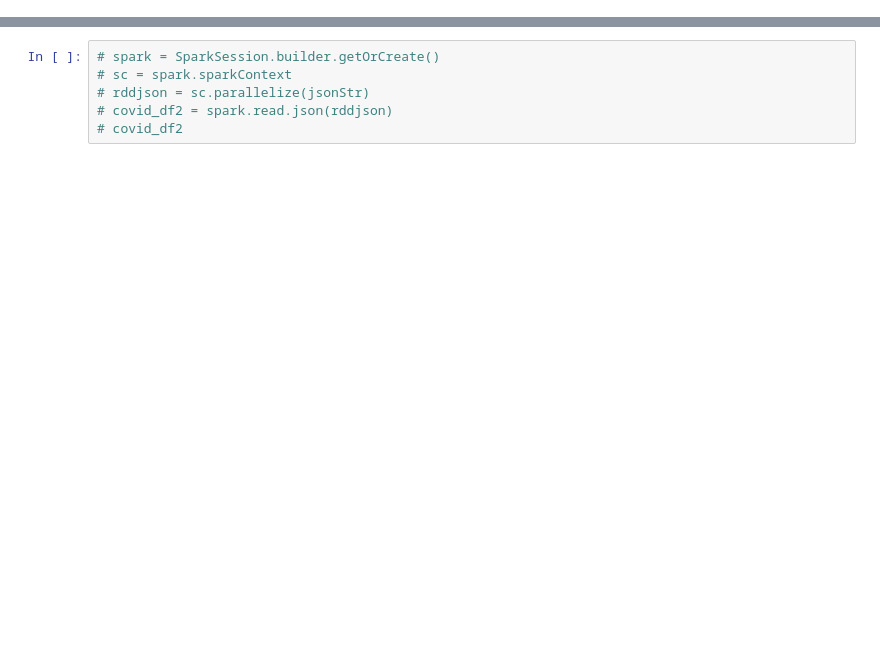
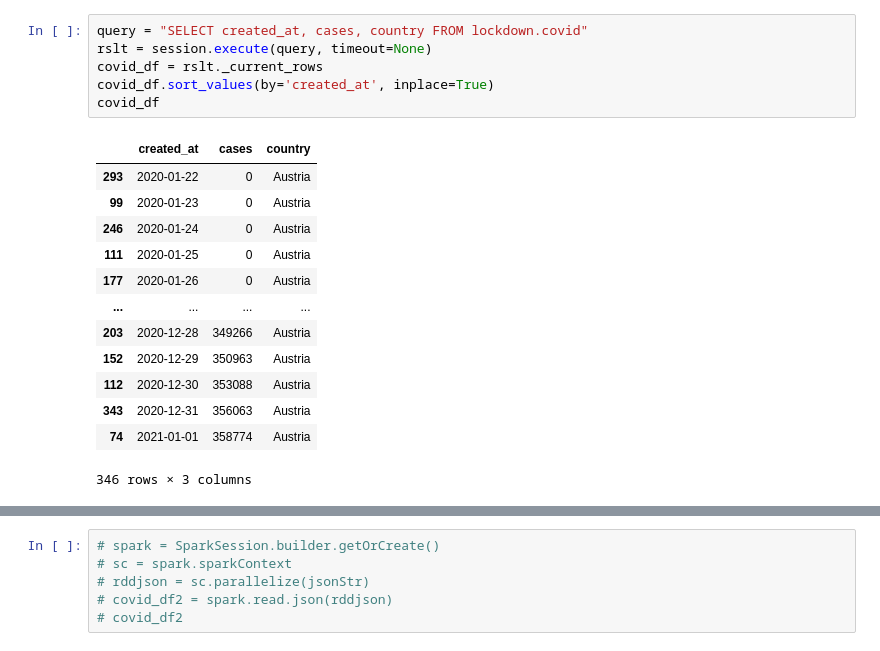
Before and after one commit to SunnyTrashpanda/BIGDA-Covid19-CO2, a Jupyter notebook: main.ipynb, the cells around one changed output, grey strips where cells are left out. Cells and saved outputs as stored; diff of their text form; blank space fills up the shorter version.

```diff
--- a/main.ipynb
+++ b/main.ipynb
@@ -35,2 +89,22 @@ covid_df
+# %%
+query = "SELECT created_at, cases, country FROM lockdown.covid"
+rslt = session.execute(query, timeout=None)
+covid_df = rslt._current_rows
+covid_df.sort_values(by='created_at', inplace=True)
+covid_df
+# %% [output]
+|  | created_at | cases | country |
+| 293 | 2020-01-22 | 0 | Austria |
+| 99 | 2020-01-23 | 0 | Austria |
+| 246 | 2020-01-24 | 0 | Austria |
+| 111 | 2020-01-25 | 0 | Austria |
+| 177 | 2020-01-26 | 0 | Austria |
+| ... | ... | ... | ... |
+| 203 | 2020-12-28 | 349266 | Austria |
+| 152 | 2020-12-29 | 350963 | Austria |
+| 112 | 2020-12-30 | 353088 | Austria |
+| 343 | 2020-12-31 | 356063 | Austria |
+| 74 | 2021-01-01 | 358774 | Austria |
+346 rows × 3 columns
 # %%
 # covid_df["Date"] = covid_df["Date"].apply(lambda d: pd.to_datetime(str(d)))
```
Also changed, not shown: parts of 21 cells of this notebook.
